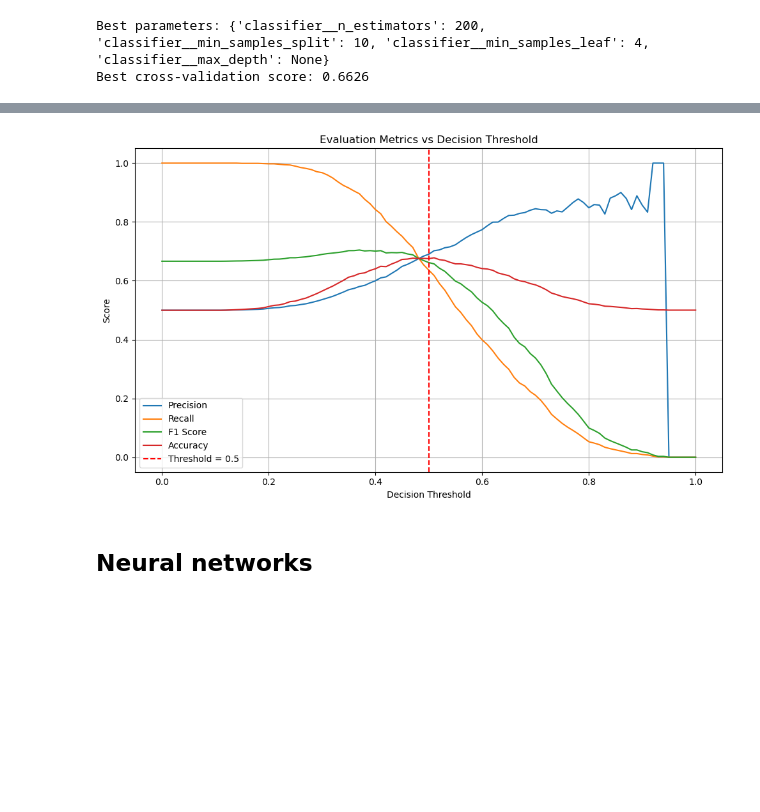
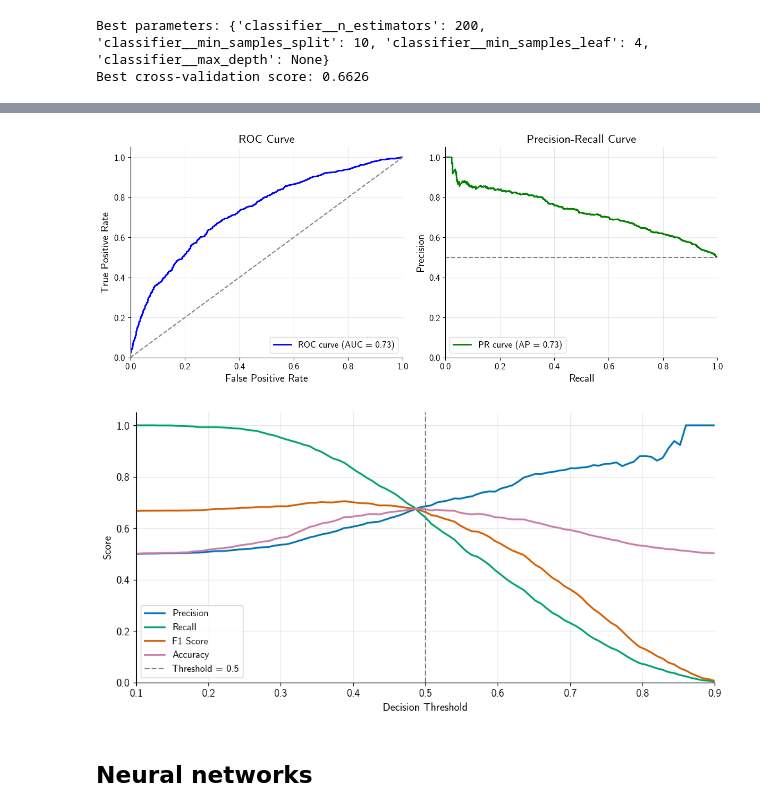
Before and after one commit to MatteoLarrode/ML-BuildingDamageViaSatellite, a Jupyter notebook: notebooks/04_training.ipynb, the cells around one changed output, grey strips where cells are left out. Saved outputs shown, nothing was run; the diff lists cells and outputs as text; code cells hidden in the pictures; blank space fills up the shorter version.

```diff
--- a/notebooks/04_training.ipynb
+++ b/notebooks/04_training.ipynb
@@ -155,35 +170,0 @@ weighted avg       0.67      0.67      0.67      2535
-# %%
-# Define thresholds to evaluate
-thresholds = np.linspace(0, 1, 101)
-
-# Store metrics
-precisions = []
-recalls = []
-f1s = []
-accuracies = []
-
-# Calculate metrics for each threshold
-for threshold in thresholds:
-    y_pred_thresh = (y_pred_proba >= threshold).astype(int)
-    precisions.append(precision_score(y_test, y_pred_thresh, zero_division=0))
-    recalls.append(recall_score(y_test, y_pred_thresh))
-    f1s.append(f1_score(y_test, y_pred_thresh))
-    accuracies.append(accuracy_score(y_test, y_pred_thresh))
-
-# Plot
-plt.figure(figsize=(10, 6))
-plt.plot(thresholds, precisions, label='Precision')
-plt.plot(thresholds, recalls, label='Recall')
-plt.plot(thresholds, f1s, label='F1 Score')
-plt.plot(thresholds, accuracies, label='Accuracy')
-# Add vertical line 0.5 threshold
-plt.axvline(x=0.5, color='r', linestyle='--', label='Threshold = 0.5')
-plt.xlabel('Decision Threshold')
-plt.ylabel('Score')
-plt.title('Evaluation Metrics vs Decision Threshold')
-plt.legend()
-plt.grid(True)
-plt.tight_layout()
-plt.show()
-# %% [output]
-[figure, removed]
@@ -190,3 +177,14 @@ plt.show()
+# %%
+from utils.visualisations_helpers import plot_performance_curves, plot_metrics_vs_threshold
+
+# AUC and Precision-Recall curves
+fig1, axes = plot_performance_curves(y_test, y_pred_proba, save_path='../results/figures/performance_curves.png')
+
+# All metrics vs threshold
+fig2, ax = plot_metrics_vs_threshold(y_test, y_pred_proba,save_path='../results/figures/metrics_vs_threshold.png')
+# %% [output]
+[figure, added]
+[figure, added]
 # %% [markdown]
 ## Neural networks
 # %%
```
Also changed, not shown: parts of 7 cells of this notebook, 17 other files.
